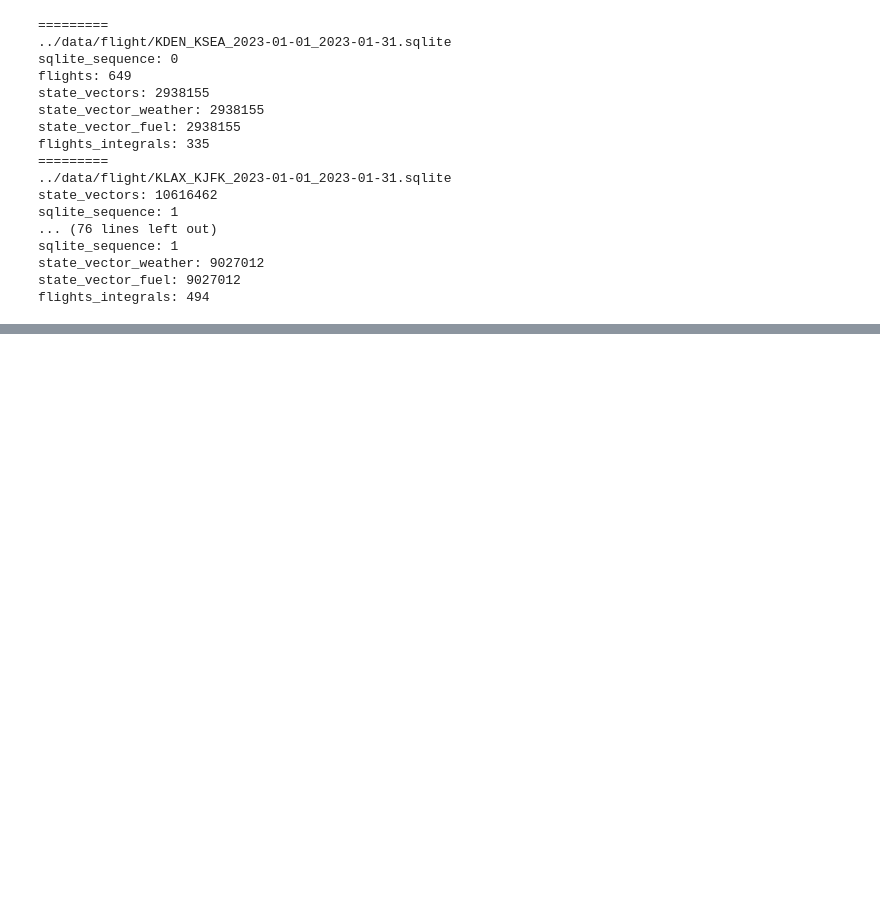
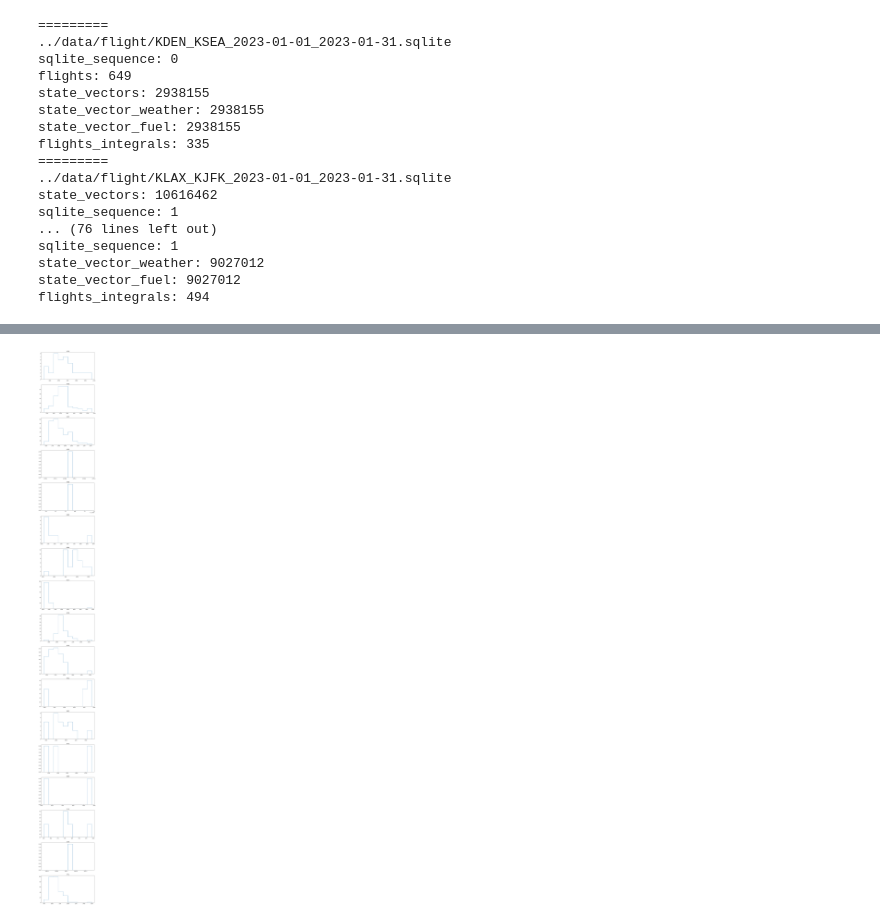
Before and after one commit to Flight-Path-Analysis/FlightPathAnalysis, a Jupyter notebook: tutorials/Compute_Flight_Integrals.ipynb, the cells around one changed output, grey strips where cells are left out. Drawn from its saved outputs; the diff is of its cells as text; code cells hidden in the pictures; blank space fills up the shorter version.

Commit message:
aircraft type in notebook

```diff
--- a/tutorials/Compute_Flight_Integrals.ipynb
+++ b/tutorials/Compute_Flight_Integrals.ipynb
@@ -38,7 +38,7 @@ def sigmoid(x, mu = 0, sig = 1):
 
 # Time Integral
 def integrate_time(state_vectors):
-    return state_vectors['time_normalized'].iloc[-1]
+    return state_vectors['time'].iloc[-1] - state_vectors['time'].iloc[0]
 
 def integrate_fuel(state_vectors):
     return state_vectors['used_fuel'].iloc[-1]
@@ -243,0 +233,23 @@ flights_integrals: 494
+# %%
+file = "../data/flight/KSFO_KLAX_2023-01-01_2023-01-31.sqlite"
+conn = sqlite3.connect(file)
+
+fuels = pd.read_sql_query(f"""
+    SELECT fi.*, fs.icao24
+    FROM flights_integrals AS fi
+    JOIN flights as fs ON fs.flight_id = fi.flight_id
+    ;""",conn)
+fuels = fuels.dropna().sort_values('fuel')
+flight_id = fuels.iloc[0]['flight_id']
+
+state_vectors = pd.read_sql_query(f"""
+    SELECT DISTINCT sv.*, svw.*, svf.*, fi.*
+    FROM state_vectors sv
+    JOIN state_vector_weather svw ON svw.vector_id = sv.vector_id
+    LEFT JOIN state_vector_fuel svf ON svf.vector_id = sv.vector_id
+    LEFT JOIN flights as fi ON sv.flight_id = fi.flight_id
+    WHERE sv.flight_id = '{flight_id}';"""
+                                  ,conn)
+conn.close()
+
+fuels
@@ -243,0 +270,15 @@ flights_integrals: 494
+# %%
+from traffic.core import Flight
+typecodes = []
+for icao24 in fuels['icao24']:
+    df = pd.DataFrame({'icao24':[icao24], 'timestamp':[0]})
+    typecodes += [Flight(df).aircraft['typecode']]
+# %%
+fuels['typecode'] = typecodes
+# %%
+fig, ax = plt.subplots(len(np.unique(typecodes)), figsize = [10, len(np.unique(typecodes))*10/1.62])
+for i, aicraft_type in enumerate(np.unique(typecodes)):
+    ax[i].set_title(aicraft_type)
+    ax[i].hist(fuels[fuels['typecode'] == aicraft_type]['fuel'], bins = 10, histtype = 'step', label = aicraft_type)
+# %% [output]
+[figure, added]
```
Also changed, not shown: parts of 4 cells of this notebook.
